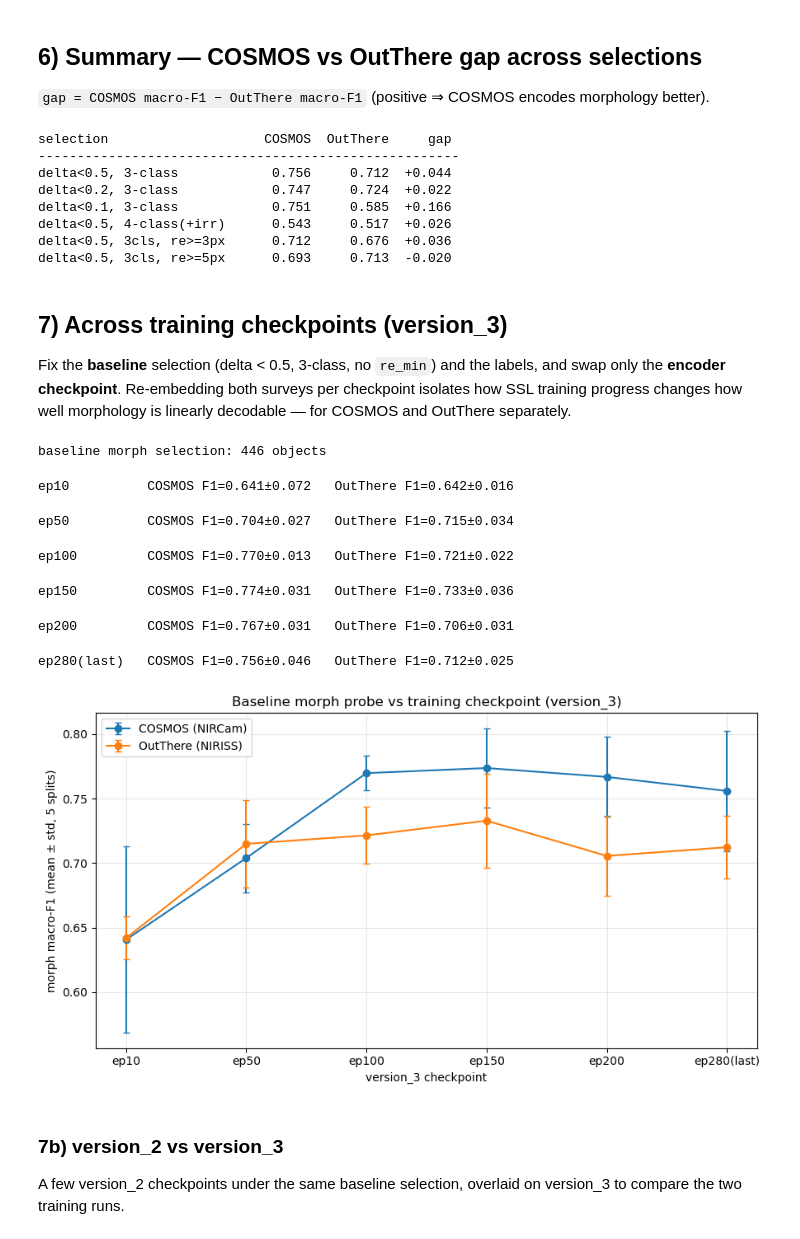
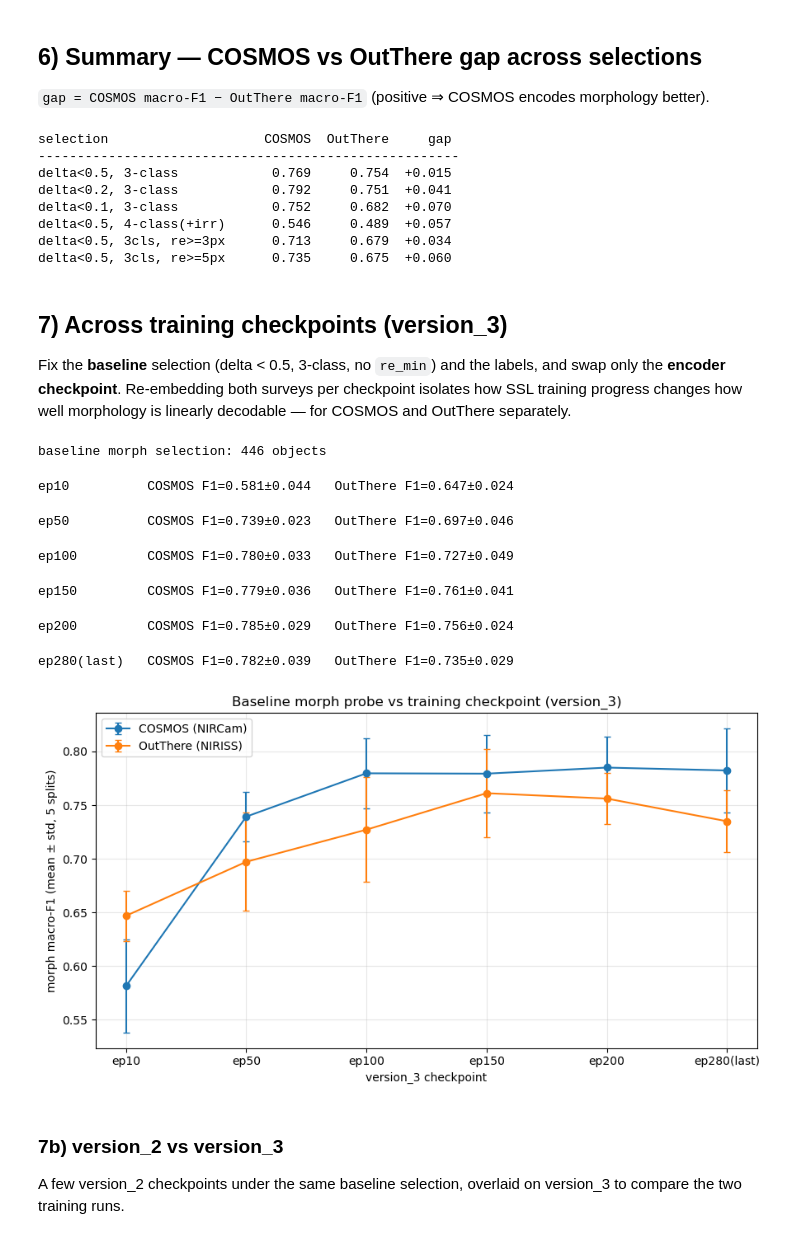
Before and after one commit to 2003cy/ssl_outthere, a Jupyter notebook: encoder_image/jwst_dino/benchmark/linearprobe/linear_probe_crossmatch.ipynb, the cells around one changed output. Cells and saved outputs as stored; diff of their text form; code cells hidden in the pictures.

Commit message:
dino hyperparam update

```diff
--- a/encoder_image/jwst_dino/benchmark/linearprobe/linear_probe_crossmatch.ipynb
+++ b/encoder_image/jwst_dino/benchmark/linearprobe/linear_probe_crossmatch.ipynb
@@ -31,7 +31,7 @@ from crossmatch import crossmatch_indices, CutoutDataset, extract_embeddings
 from dataset import CLASS_NAMES                       # {0:spheroid,1:disk,2:irregular,3:bulge+disk}
 
 ROOT   = '~/ssl_outthere/data/image'
-CKPT   = '/home/yacheng/ssl_outthere/encoder_image/jwst_dino/outputs/jwst_dino_ps6_st3/version_3/checkpoints/last.ckpt'
+CKPT   = '/home/yacheng/ssl_outthere/encoder_image/jwst_dino/outputs/jwst_dino_ps6_st3/version_6/checkpoints/last.ckpt'
 CAT    = '../../../../data/survey/cosmos_2025'
 MORPH_CAT = f'{CAT}/COSMOSWeb_mastercatalog_v1_ml_morph.fits'       # morph_flag_f150w, delta_f150w
 PHOT_CAT  = f'{CAT}/COSMOSWeb_mastercatalog_v1_photom_primary.fits' # radius_sersic, axratio_sersic (+_err)
@@ -264,12 +264,12 @@ for label, r in sweep:
 # %% [output]
 selection                    COSMOS  OutThere     gap
 ------------------------------------------------------
-delta<0.5, 3-class            0.756     0.712  +0.044
-delta<0.2, 3-class            0.747     0.724  +0.022
-delta<0.1, 3-class            0.751     0.585  +0.166
-delta<0.5, 4-class(+irr)      0.543     0.517  +0.026
-delta<0.5, 3cls, re>=3px      0.712     0.676  +0.036
-delta<0.5, 3cls, re>=5px      0.693     0.713  -0.020
+delta<0.5, 3-class            0.769     0.754  +0.015
+delta<0.2, 3-class            0.792     0.751  +0.041
+delta<0.1, 3-class            0.752     0.682  +0.070
+delta<0.5, 4-class(+irr)      0.546     0.489  +0.057
+delta<0.5, 3cls, re>=3px      0.713     0.679  +0.034
+delta<0.5, 3cls, re>=5px      0.735     0.675  +0.060
 # %% [markdown]
 ## 7) Across training checkpoints (version_3)
 
@@ -282,7 +282,7 @@ changes how well morphology is linearly decodable — for COSMOS and OutThere se
 # the encoder changes -> isolates how SSL training progress affects morphology encoding.
 import gc
 
-CKPT_DIR = '/home/yacheng/ssl_outthere/encoder_image/jwst_dino/outputs/jwst_dino_ps6_st3/version_3/checkpoints'
+CKPT_DIR = '/home/yacheng/ssl_outthere/encoder_image/jwst_dino/outputs/jwst_dino_ps6_st3/version_5/checkpoints'
 CKPTS = {
     'ep10':        f'{CKPT_DIR}/epoch=epoch=9-step=step=5000.ckpt',
     'ep50':        f'{CKPT_DIR}/epoch=epoch=49-step=step=25000.ckpt',
@@ -296,40 +296,40 @@ ck_mask = morph_select(delta_max=0.5, exclude_irregular=True)        # baseline
 print(f'baseline morph selection: {ck_mask.sum()} objects\n')
 
 ck_res = {}
 for name, path in CKPTS.items():
     net_k = load_teacher_backbone(path, DEVICE); crop_k = net_k.crop_size
     surveys_k = {
         'COSMOS (NIRCam)':   extract_embeddings(net_k, CutoutDataset(ROOT, cos, crop_size=crop_k), DEVICE, num_workers=0),
         'OutThere (NIRISS)': extract_embeddings(net_k, CutoutDataset(ROOT, out, crop_size=crop_k), DEVICE, num_workers=0),
     }
     r = probe_classification(morph_flag, ck_mask, surveys=surveys_k, seeds=range(5))
     ck_res[name] = r
     print(f"{name:12s}  COSMOS F1={r['COSMOS (NIRCam)']['f1']:.3f}±{r['COSMOS (NIRCam)']['f1_std']:.3f}"
           f"   OutThere F1={r['OutThere (NIRISS)']['f1']:.3f}±{r['OutThere (NIRISS)']['f1_std']:.3f}")
     del net_k, surveys_k; gc.collect(); torch.cuda.empty_cache()
 
 # macro-F1 vs checkpoint
 labels = list(ck_res); x = np.arange(len(labels))
 fig, ax = plt.subplots(figsize=(9, 5))
 for s in SURVEYS:
     ax.errorbar(x, [ck_res[k][s]['f1'] for k in labels],
                 yerr=[ck_res[k][s]['f1_std'] for k in labels],
                 marker='o', capsize=3, label=s)
 ax.set_xticks(x); ax.set_xticklabels(labels)
 ax.set_xlabel('version_3 checkpoint'); ax.set_ylabel('morph macro-F1 (mean ± std, 5 splits)')
 ax.set_title('Baseline morph probe vs training checkpoint (version_3)')
 ax.legend(); ax.grid(alpha=0.3)
 plt.tight_layout()
 plt.show()
 # %% [output]
 baseline morph selection: 446 objects
-ep10          COSMOS F1=0.641±0.072   OutThere F1=0.642±0.016
+ep10          COSMOS F1=0.581±0.044   OutThere F1=0.647±0.024
-ep50          COSMOS F1=0.704±0.027   OutThere F1=0.715±0.034
+ep50          COSMOS F1=0.739±0.023   OutThere F1=0.697±0.046
-ep100         COSMOS F1=0.770±0.013   OutThere F1=0.721±0.022
+ep100         COSMOS F1=0.780±0.033   OutThere F1=0.727±0.049
-ep150         COSMOS F1=0.774±0.031   OutThere F1=0.733±0.036
+ep150         COSMOS F1=0.779±0.036   OutThere F1=0.761±0.041
-ep200         COSMOS F1=0.767±0.031   OutThere F1=0.706±0.031
+ep200         COSMOS F1=0.785±0.029   OutThere F1=0.756±0.024
-ep280(last)   COSMOS F1=0.756±0.046   OutThere F1=0.712±0.025
+ep280(last)   COSMOS F1=0.782±0.039   OutThere F1=0.735±0.029
-[figure, old version]
+[figure, new version]
 # %% [markdown]
 ### 7b) version_2 vs version_3
 
```
Also changed, not shown: parts of 2 cells of this notebook, 6 other files.
